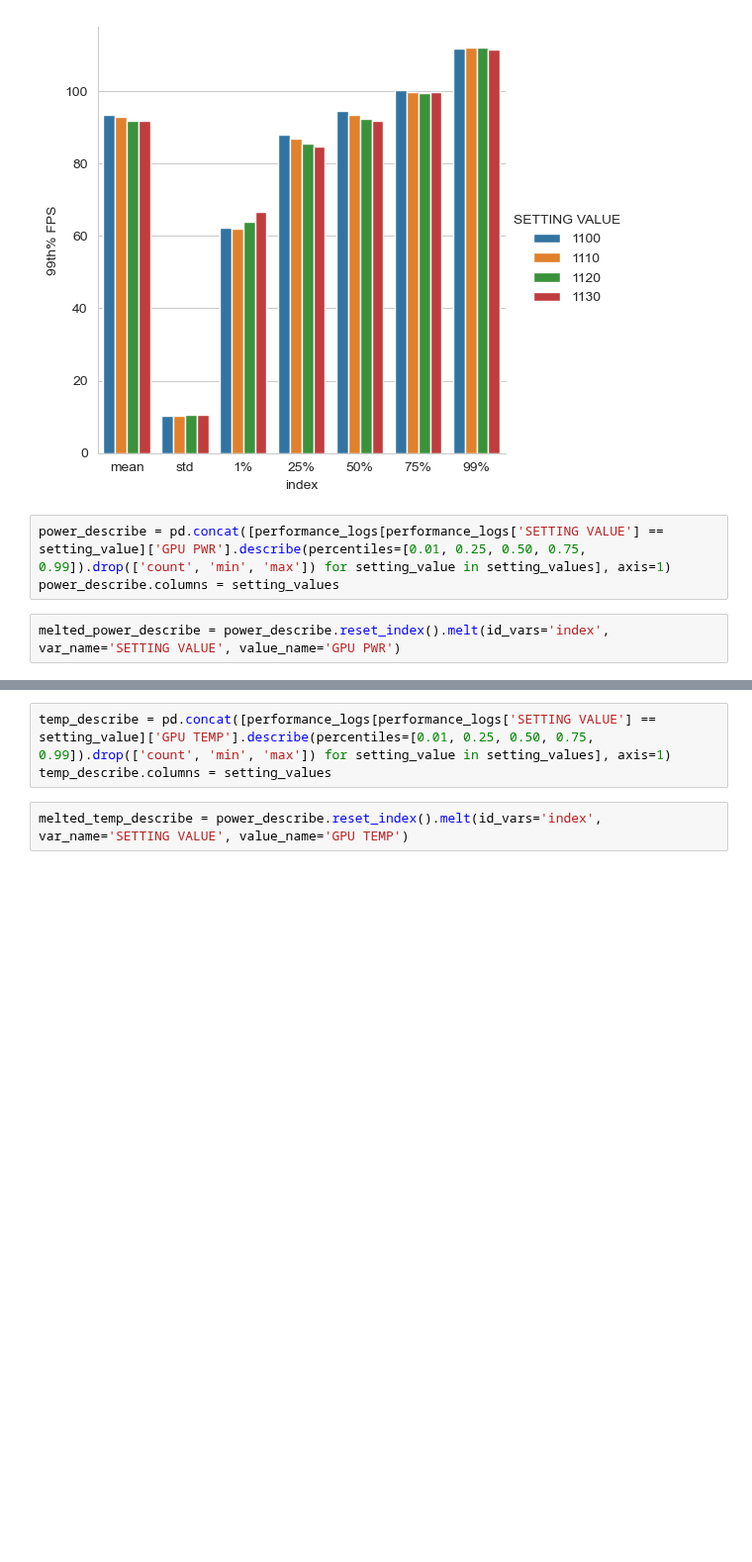
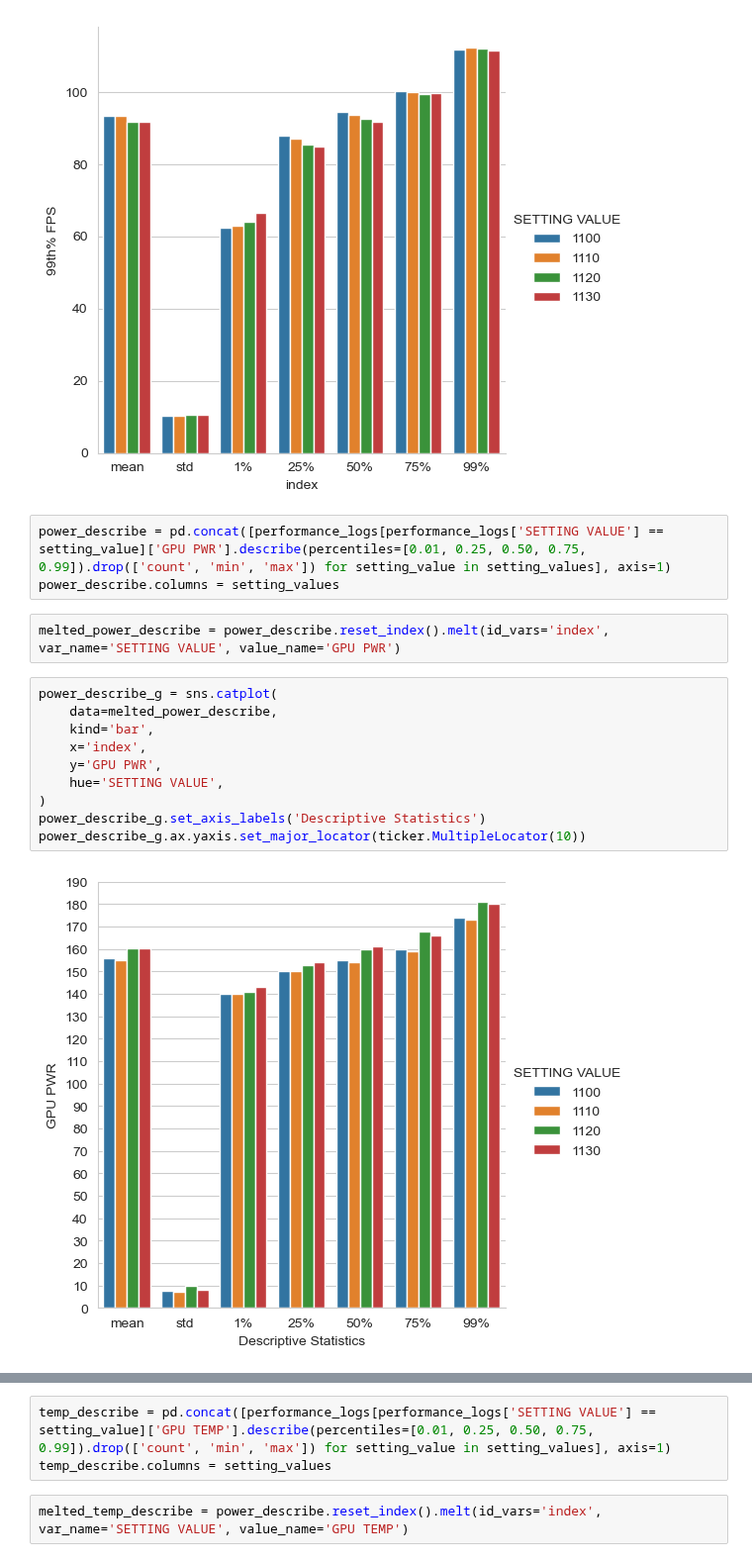
Before and after one commit to basil1015/gpu-performance-logs, a Jupyter notebook: Voltage.ipynb, the cells around one changed output, grey strips where cells are left out. Shown at 99% size. Cells and saved outputs as stored; diff of their text form; blank space fills up the shorter version.

```diff
--- a/Voltage.ipynb
+++ b/Voltage.ipynb
@@ -119,5 +138,17 @@ power_describe = pd.concat([performance_logs[performance_logs['SETTING VALUE'] =
 power_describe.columns = setting_values
 # %%
 melted_power_describe = power_describe.reset_index().melt(id_vars='index', var_name='SETTING VALUE', value_name='GPU PWR')
+# %%
+power_describe_g = sns.catplot(
+    data=melted_power_describe,
+    kind='bar',
+    x='index',
+    y='GPU PWR',
+    hue='SETTING VALUE',
+)
+power_describe_g.set_axis_labels('Descriptive Statistics')
+power_describe_g.ax.yaxis.set_major_locator(ticker.MultipleLocator(10))
+# %% [output]
+[figure, added]
 # %%
 power_describe_g = sns.catplot(
```
Also changed, not shown: parts of 4 cells of this notebook.
